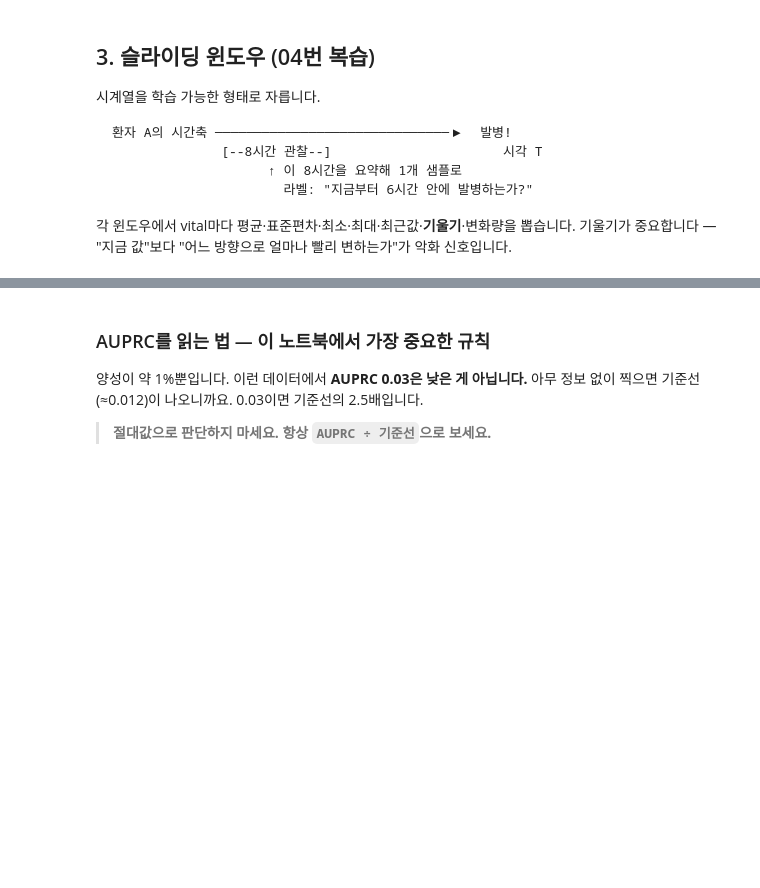
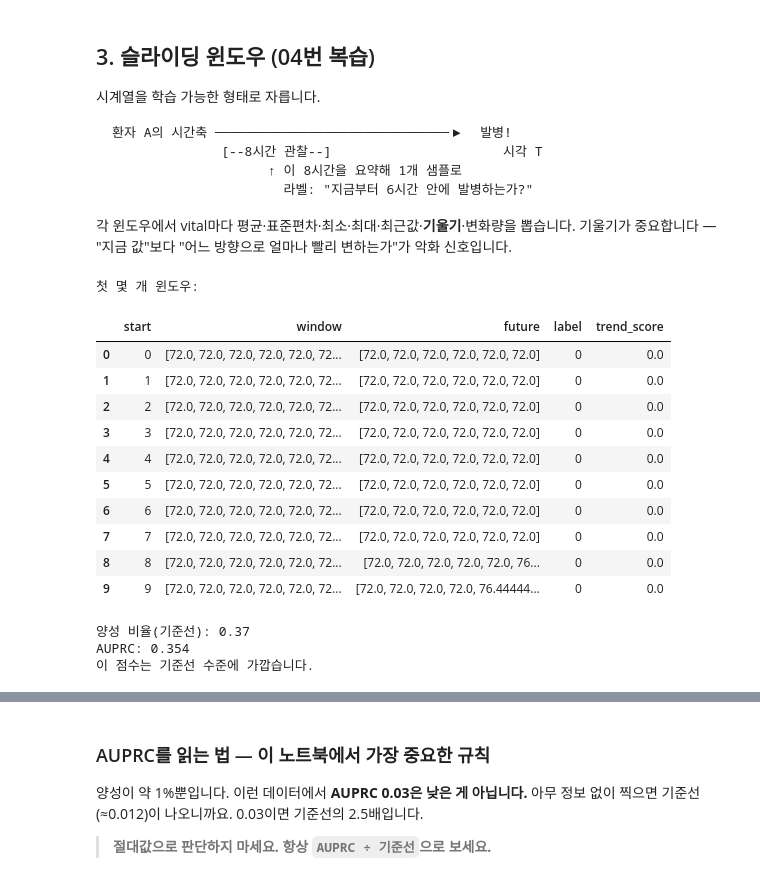
Before and after one commit to BioCode67/hf-risk-prediction-sw, a Jupyter notebook: notebooks/05_challenge2019_sepsis.ipynb, the cells around one changed output, grey strips where cells are left out. Saved outputs shown, nothing was run; the diff lists cells and outputs as text; code cells hidden in the pictures; blank space fills up the shorter version.

```diff
--- a/notebooks/05_challenge2019_sepsis.ipynb
+++ b/notebooks/05_challenge2019_sepsis.ipynb
@@ -215,6 +261,74 @@ plt.tight_layout(); plt.show()
 
 각 윈도우에서 vital마다 평균·표준편차·최소·최대·최근값·**기울기**·변화량을 뽑습니다.
 기울기가 중요합니다 — "지금 값"보다 "어느 방향으로 얼마나 빨리 변하는가"가 악화 신호입니다.
+# %%
+import numpy as np
+import pandas as pd
+from sklearn.metrics import average_precision_score
+
+# Toy example: a stable period followed by a rise, then a plateau.
+# This helps visualize what a sliding window means.
+pulse = np.concatenate([
+    np.full(20, 72),
+    np.linspace(72, 112, 10),
+    np.full(10, 112),
+]).astype(float)
+
+window_size = 8
+horizon = 6
+
+rows = []
+for i in range(len(pulse) - window_size - horizon + 1):
+    window = pulse[i:i + window_size]
+    future = pulse[i + window_size:i + window_size + horizon]
+
+    # Label = 1 if the next 6 points show a clear upward jump.
+    label = int(np.max(future) - np.max(window) > 10)
+
+    # A simple score: how strongly the window is rising.
+    trend_score = (window[-1] - window[0]) / len(window)
+    rows.append({
+        "start": i,
+        "window": list(window),
+        "future": list(future),
+        "label": label,
+        "trend_score": trend_score,
+    })
+
+window_df = pd.DataFrame(rows)
+print("첫 몇 개 윈도우:")
+display(window_df.head(10)[["start", "window", "future", "label", "trend_score"]])
+
+# A simple heuristic: bigger trend_score => more likely to be positive.
+scores = window_df["trend_score"].to_numpy()
+y_true = window_df["label"].to_numpy()
+
+baseline = y_true.mean()
+auprc = average_precision_score(y_true, scores)
+
+print("\n양성 비율(기준선):", round(baseline, 3))
+print("AUPRC:", round(auprc, 3))
+
+if auprc > baseline:
+    print("이 점수는 기준선보다 양성을 더 잘 찾고 있습니다.")
+else:
+    print("이 점수는 기준선 수준에 가깝습니다.")
+# %% [output]
+첫 몇 개 윈도우:
+|  | start | window | future | label | trend_score |
+| 0 | 0 | [72.0, 72.0, 72.0, 72.0, 72.0, 72... | [72.0, 72.0, 72.0, 72.0, 72.0, 72.0] | 0 | 0.0 |
+| 1 | 1 | [72.0, 72.0, 72.0, 72.0, 72.0, 72... | [72.0, 72.0, 72.0, 72.0, 72.0, 72.0] | 0 | 0.0 |
+| 2 | 2 | [72.0, 72.0, 72.0, 72.0, 72.0, 72... | [72.0, 72.0, 72.0, 72.0, 72.0, 72.0] | 0 | 0.0 |
+| 3 | 3 | [72.0, 72.0, 72.0, 72.0, 72.0, 72... | [72.0, 72.0, 72.0, 72.0, 72.0, 72.0] | 0 | 0.0 |
+| 4 | 4 | [72.0, 72.0, 72.0, 72.0, 72.0, 72... | [72.0, 72.0, 72.0, 72.0, 72.0, 72.0] | 0 | 0.0 |
+| 5 | 5 | [72.0, 72.0, 72.0, 72.0, 72.0, 72... | [72.0, 72.0, 72.0, 72.0, 72.0, 72.0] | 0 | 0.0 |
+| 6 | 6 | [72.0, 72.0, 72.0, 72.0, 72.0, 72... | [72.0, 72.0, 72.0, 72.0, 72.0, 72.0] | 0 | 0.0 |
+| 7 | 7 | [72.0, 72.0, 72.0, 72.0, 72.0, 72... | [72.0, 72.0, 72.0, 72.0, 72.0, 72.0] | 0 | 0.0 |
+| 8 | 8 | [72.0, 72.0, 72.0, 72.0, 72.0, 72... | [72.0, 72.0, 72.0, 72.0, 72.0, 76... | 0 | 0.0 |
+| 9 | 9 | [72.0, 72.0, 72.0, 72.0, 72.0, 72... | [72.0, 72.0, 72.0, 72.0, 76.44444... | 0 | 0.0 |
+양성 비율(기준선): 0.37
+AUPRC: 0.354
+이 점수는 기준선 수준에 가깝습니다.
 # %%
 from vitals_data import build_windows, add_personalized_features
 
```
Also changed, not shown: parts of 21 cells of this notebook, 5 other files.
